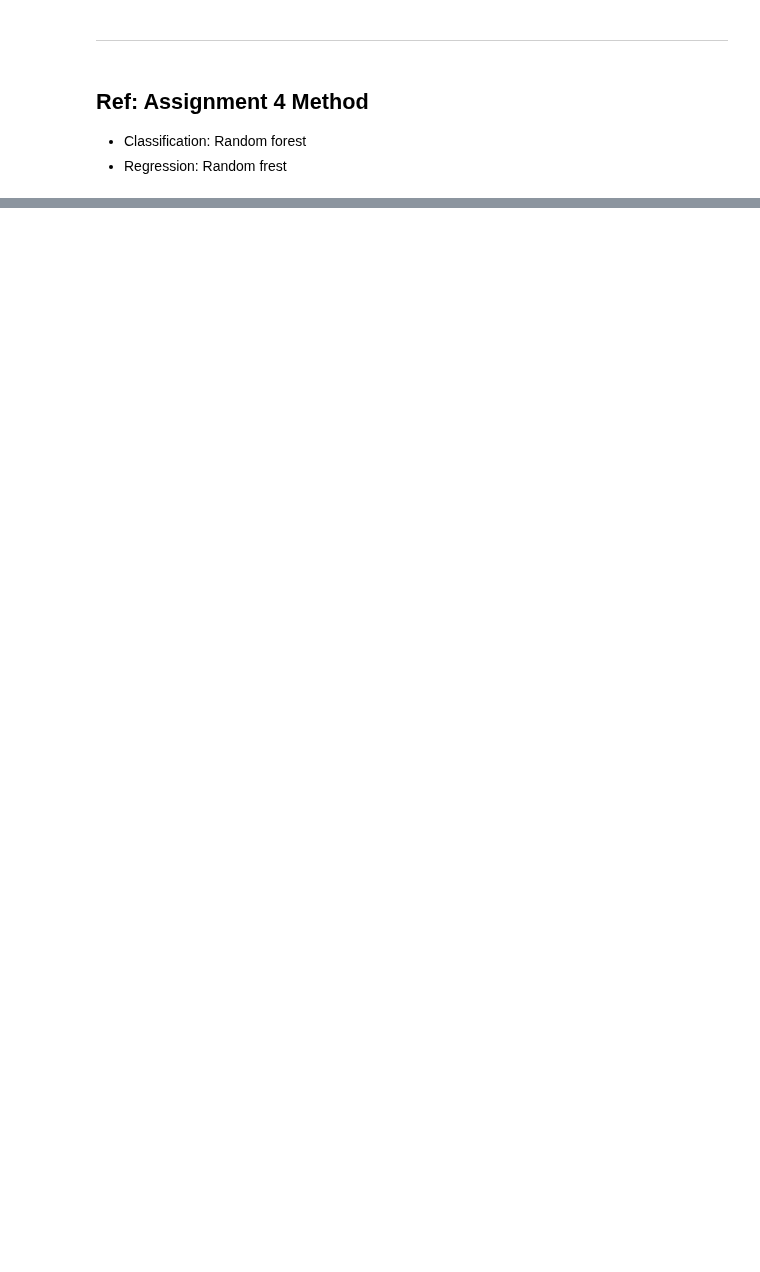
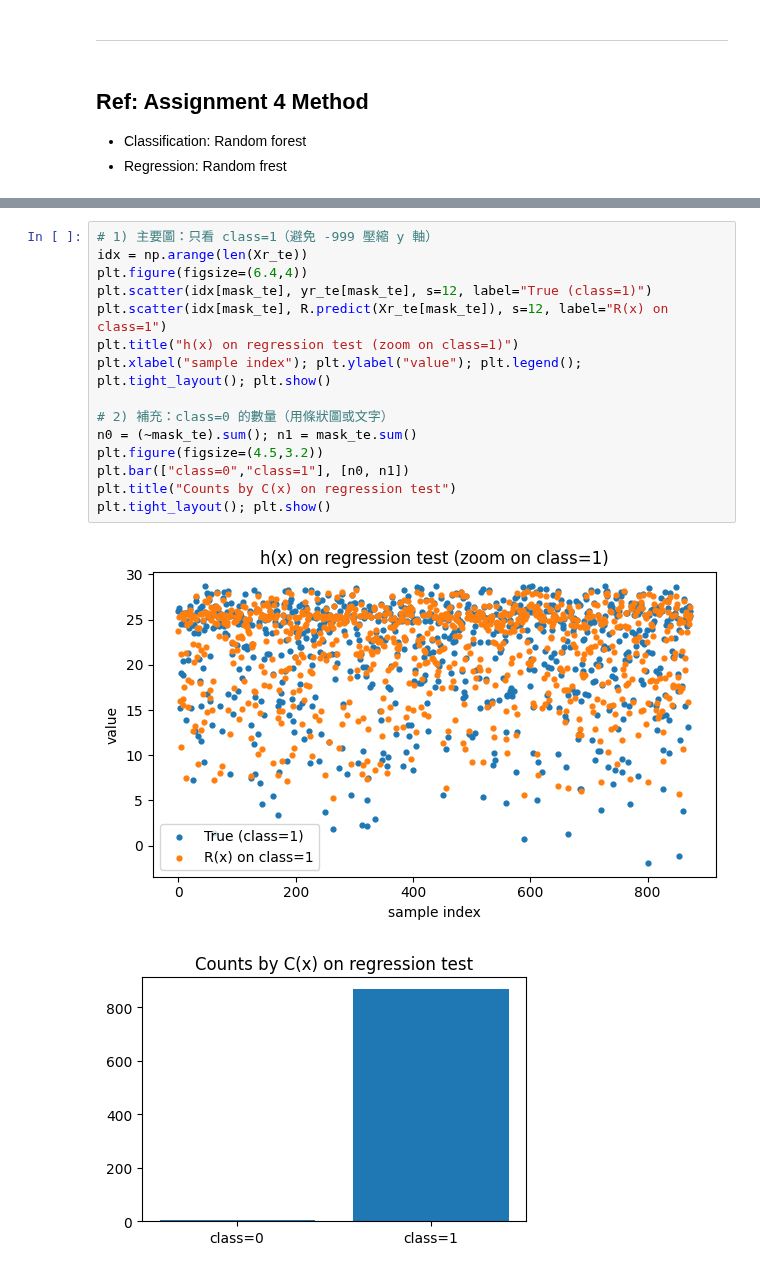
Before and after one commit to XuanWeiWang-999/2025_machine_learning, a Jupyter notebook: Week_6/1141ML_Week_6_Prog02_313652018.ipynb, the cells around one changed output, grey strips where cells are left out. Drawn from its saved outputs; the diff is of its cells as text; blank space fills up the shorter version.

```diff
--- a/Week_6/1141ML_Week_6_Prog02_313652018.ipynb
+++ b/Week_6/1141ML_Week_6_Prog02_313652018.ipynb
@@ -9,0 +159,18 @@
+# %%
+# 1) 主要圖：只看 class=1（避免 -999 壓縮 y 軸）
+idx = np.arange(len(Xr_te))
+plt.figure(figsize=(6.4,4))
+plt.scatter(idx[mask_te], yr_te[mask_te], s=12, label="True (class=1)")
+plt.scatter(idx[mask_te], R.predict(Xr_te[mask_te]), s=12, label="R(x) on class=1")
+plt.title("h(x) on regression test (zoom on class=1)")
+plt.xlabel("sample index"); plt.ylabel("value"); plt.legend(); plt.tight_layout(); plt.show()
+
+# 2) 補充：class=0 的數量（用條狀圖或文字）
+n0 = (~mask_te).sum(); n1 = mask_te.sum()
+plt.figure(figsize=(4.5,3.2))
+plt.bar(["class=0","class=1"], [n0, n1])
+plt.title("Counts by C(x) on regression test")
+plt.tight_layout(); plt.show()
+# %% [output]
+[figure, added]
+[figure, added]
```
Also changed, not shown: parts of 8 cells of this notebook.
